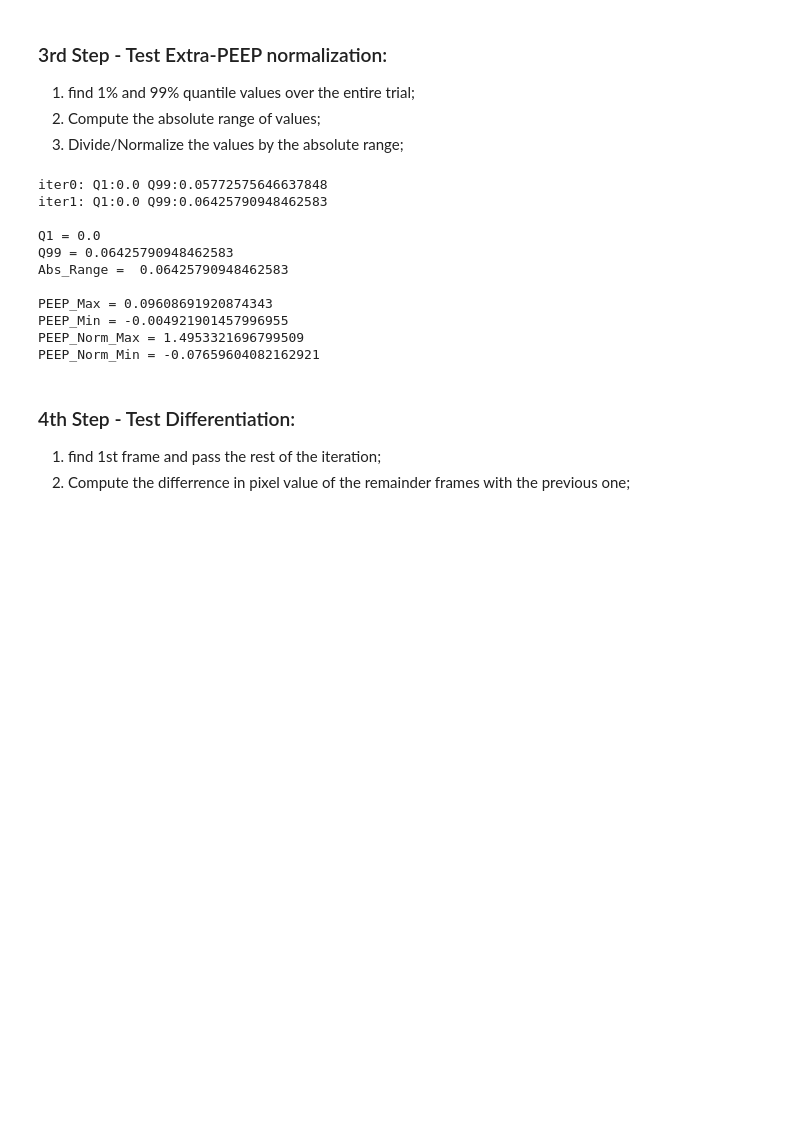
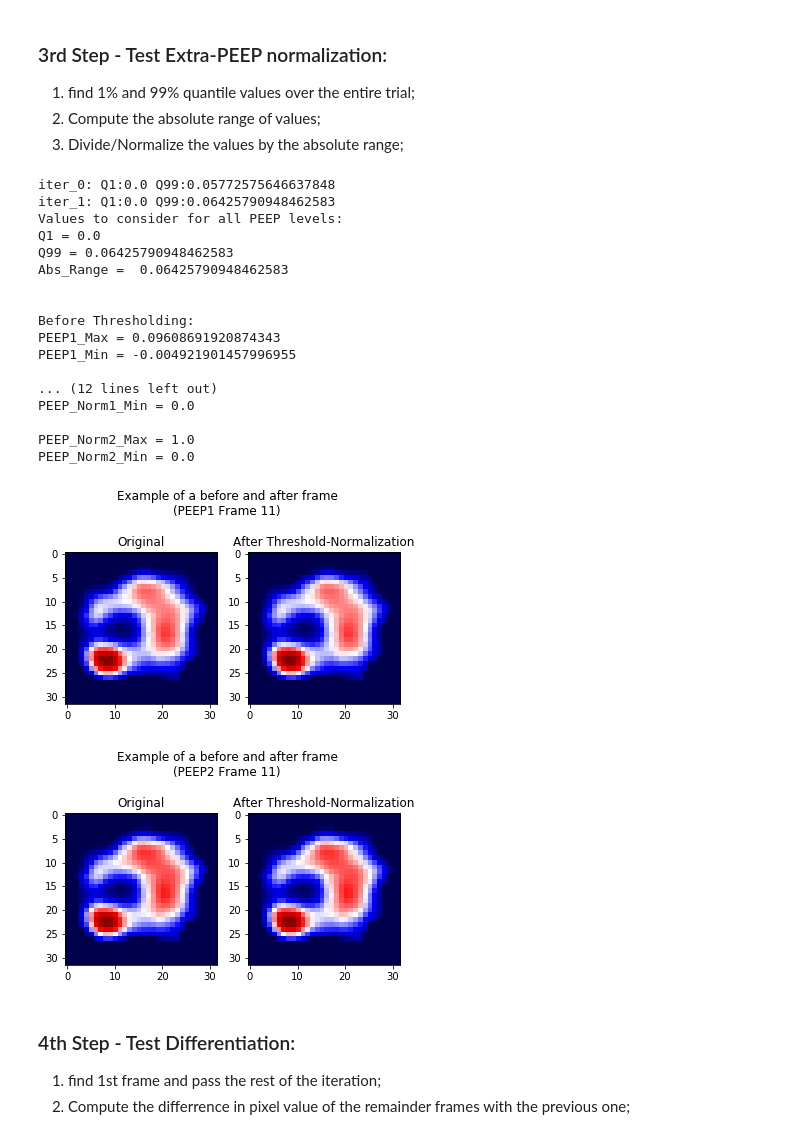
Before and after one commit to vprudente/EIT_CoViD_Internship, a Jupyter notebook: Pipeline_tests/test_pipeline_behavior.ipynb, the cells around one changed output. Cells and saved outputs as stored; diff of their text form; code cells hidden in the pictures; blank space fills up the shorter version.

```diff
--- a/Pipeline_tests/test_pipeline_behavior.ipynb
+++ b/Pipeline_tests/test_pipeline_behavior.ipynb
@@ -100,36 +127,76 @@ PEEP_Norm_Min = -0.08526352462550481
 # %%
 #finding the quantiles
 for i in range(2):
     if i==0:
         q1 = np.quantile(PEEP1,0.01)
         q99 = np.quantile(PEEP1,0.99)
     else:
         if np.quantile(PEEP2,0.01) < q1:
             q1 = np.quantile(PEEP2,0.01)
         if np.quantile(PEEP2,0.99) > q99:
             q99 = np.quantile(PEEP2,0.99)
-    print(f'iter{i}: Q1:{q1} Q99:{q99}')
+    print(f'iter_{i}: Q1:{q1} Q99:{q99}')
 #computing the value's range
 var_range = abs(q1)+abs(q99)
+print('Values to consider for all PEEP levels:')
+print(f'Q1 = {q1}\nQ99 = {q99}\nAbs_Range =  {var_range}\n\n')
+print('Before Thresholding:')
+print(f'PEEP1_Max = {PEEP1.max()}\nPEEP1_Min = {PEEP1.min()}\n')
+print(f'PEEP2_Max = {PEEP2.max()}\nPEEP2_Min = {PEEP2.min()}\n')
+# Threshold to values between Q1 and Q99
+PEEP1_thresh = np.clip(PEEP1.copy(), q1, q99)
+PEEP2_thresh = np.clip(PEEP2.copy(), q1, q99)
+print('After Thresholding:')
+print(f'PEEP1_Max = {PEEP1_thresh.max()}\nPEEP1_Min = {PEEP1_thresh.min()}\n')
+print(f'PEEP2_Max = {PEEP2_thresh.max()}\nPEEP2_Min = {PEEP2_thresh.min()}\n')
+#normalize through division of every value by range
+PEEP1_norm = (PEEP1_thresh.copy()-q1)/var_range
+PEEP2_norm = (PEEP2_thresh.copy()-q1)/var_range
+print('After Normalizing:')
+print(f'PEEP_Norm1_Max = {PEEP1_norm.max()}\nPEEP_Norm1_Min = {PEEP1_norm.min()}\n')
+print(f'PEEP_Norm2_Max = {PEEP2_norm.max()}\nPEEP_Norm2_Min = {PEEP2_norm.min()}\n')
 
-print(f'\nQ1 = {q1}\nQ99 = {q99}\nAbs_Range =  {var_range}\n\nPEEP_Max = {PEEP1.max()}\nPEEP_Min = {PEEP1.min()}')
+plt.figure(1)
+plt.suptitle('Example of a before and after frame\n(PEEP1 Frame 11)')
+plt.subplot(121)
+plt.imshow(np.reshape(PEEP1[10],(32,32)))
+plt.title('Original')
+plt.set_cmap('seismic')
+plt.subplot(122)
+plt.imshow(np.reshape(PEEP1_norm[10],(32,32)))
+plt.title('After Threshold-Normalization')
+plt.set_cmap('seismic')
 
-#normalize through division of every value by range
-PEEP1_norm = (PEEP1.copy()-q1)/var_range
-PEEP2_norm = (PEEP2.copy()-q1)/var_range
-print(f'PEEP_Norm_Max = {PEEP1_norm.max()}\nPEEP_Norm_Min = {PEEP1_norm.min()}')
+plt.figure(2)
+plt.suptitle('Example of a before and after frame\n(PEEP2 Frame 11)')
+plt.subplot(121)
+plt.imshow(np.reshape(PEEP2[10],(32,32)))
+plt.title('Original')
+plt.set_cmap('seismic')
+plt.subplot(122)
+plt.imshow(np.reshape(PEEP2_norm[10],(32,32)))
+plt.title('After Threshold-Normalization')
+plt.set_cmap('seismic')
 # %% [output]
-iter0: Q1:0.0 Q99:0.05772575646637848
-iter1: Q1:0.0 Q99:0.06425790948462583
-
+iter_0: Q1:0.0 Q99:0.05772575646637848
+iter_1: Q1:0.0 Q99:0.06425790948462583
+Values to consider for all PEEP levels:
 Q1 = 0.0
 Q99 = 0.06425790948462583
 Abs_Range =  0.06425790948462583
 
-PEEP_Max = 0.09608691920874343
-PEEP_Min = -0.004921901457996955
-PEEP_Norm_Max = 1.4953321696799509
-PEEP_Norm_Min = -0.07659604082162921
+
+Before Thresholding:
+PEEP1_Max = 0.09608691920874343
+PEEP1_Min = -0.004921901457996955
+
+... (12 lines left out)
+PEEP_Norm1_Min = 0.0
+
+PEEP_Norm2_Max = 1.0
+PEEP_Norm2_Min = 0.0
+[figure, added]
+[figure, added]
 # %% [markdown]
 ### 4th Step - Test Differentiation:
 1) find 1st frame and pass the rest of the iteration;
```
Also changed, not shown: parts of 2 cells of this notebook, 6 other files.
